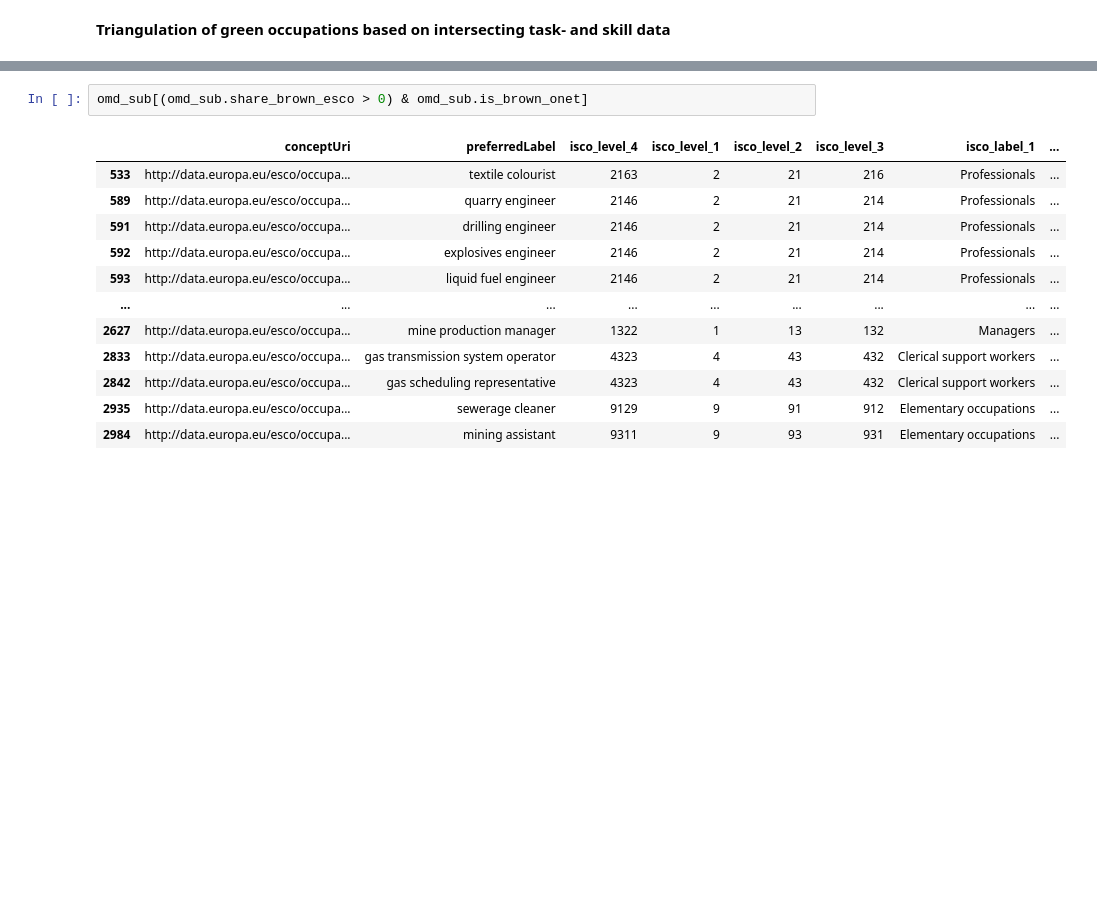
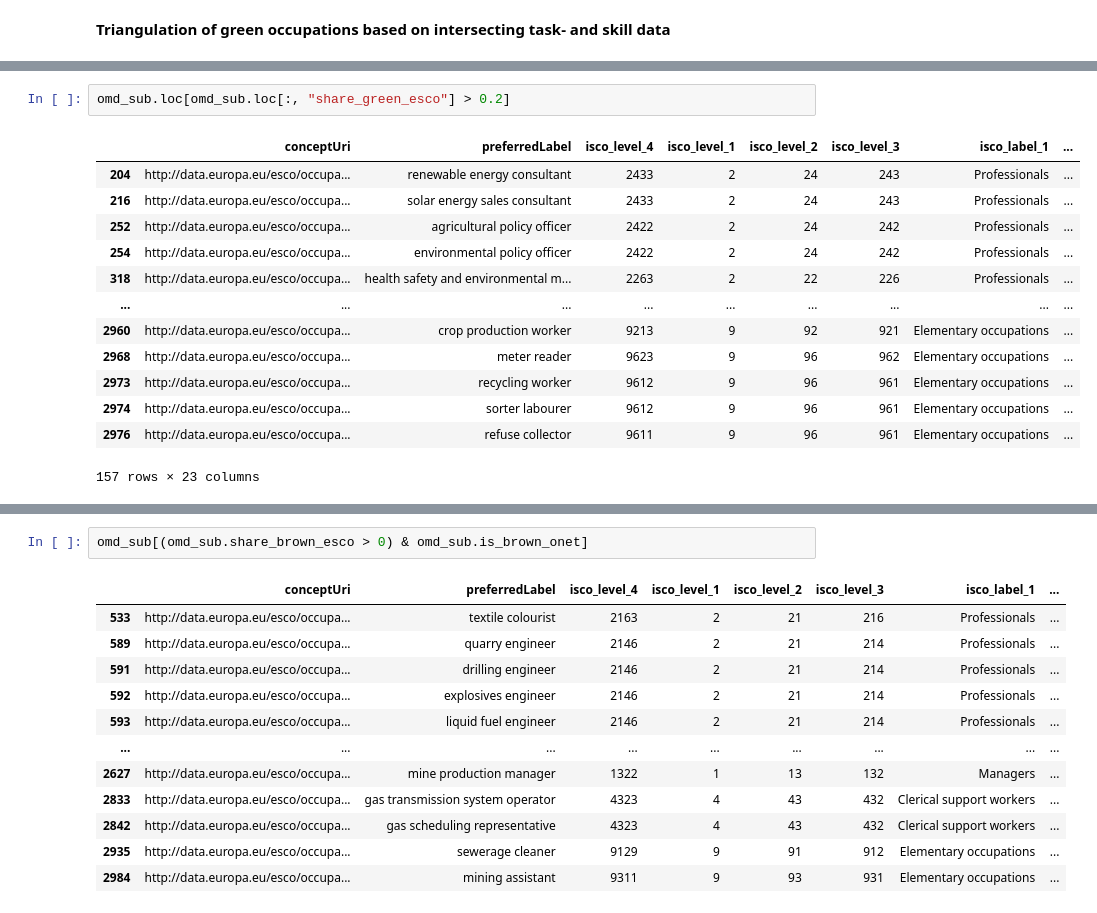
Before and after one commit to derpyninja/re4gt, a Jupyter notebook: notebooks/new/02-fz-esco-onet-data-merging.ipynb, the cells around one changed output, grey strips where cells are left out. Drawn from its saved outputs; the diff is of its cells as text; blank space fills up the shorter version.

```diff
--- a/notebooks/new/02-fz-esco-onet-data-merging.ipynb
+++ b/notebooks/new/02-fz-esco-onet-data-merging.ipynb
@@ -519,0 +593,16 @@ omd_sub = omd[cols]
+# %%
+omd_sub.loc[omd_sub.loc[:, "share_green_esco"] > 0.2]
+# %% [output]
+|  | conceptUri | preferredLabel | isco_level_4 | isco_level_1 | isco_level_2 | isco_level_3 | isco_label_1 | ... |
+| 204 | http://data.europa.eu/esco/occupa... | renewable energy consultant | 2433 | 2 | 24 | 243 | Professionals | ... |
+| 216 | http://data.europa.eu/esco/occupa... | solar energy sales consultant | 2433 | 2 | 24 | 243 | Professionals | ... |
+| 252 | http://data.europa.eu/esco/occupa... | agricultural policy officer | 2422 | 2 | 24 | 242 | Professionals | ... |
+| 254 | http://data.europa.eu/esco/occupa... | environmental policy officer | 2422 | 2 | 24 | 242 | Professionals | ... |
+| 318 | http://data.europa.eu/esco/occupa... | health safety and environmental m... | 2263 | 2 | 22 | 226 | Professionals | ... |
+| ... | ... | ... | ... | ... | ... | ... | ... | ... |
+| 2960 | http://data.europa.eu/esco/occupa... | crop production worker | 9213 | 9 | 92 | 921 | Elementary occupations | ... |
+| 2968 | http://data.europa.eu/esco/occupa... | meter reader | 9623 | 9 | 96 | 962 | Elementary occupations | ... |
+| 2973 | http://data.europa.eu/esco/occupa... | recycling worker | 9612 | 9 | 96 | 961 | Elementary occupations | ... |
+| 2974 | http://data.europa.eu/esco/occupa... | sorter labourer | 9612 | 9 | 96 | 961 | Elementary occupations | ... |
+| 2976 | http://data.europa.eu/esco/occupa... | refuse collector | 9611 | 9 | 96 | 961 | Elementary occupations | ... |
+157 rows × 23 columns
```
Also changed, not shown: parts of 11 cells of this notebook, 7 other files.
